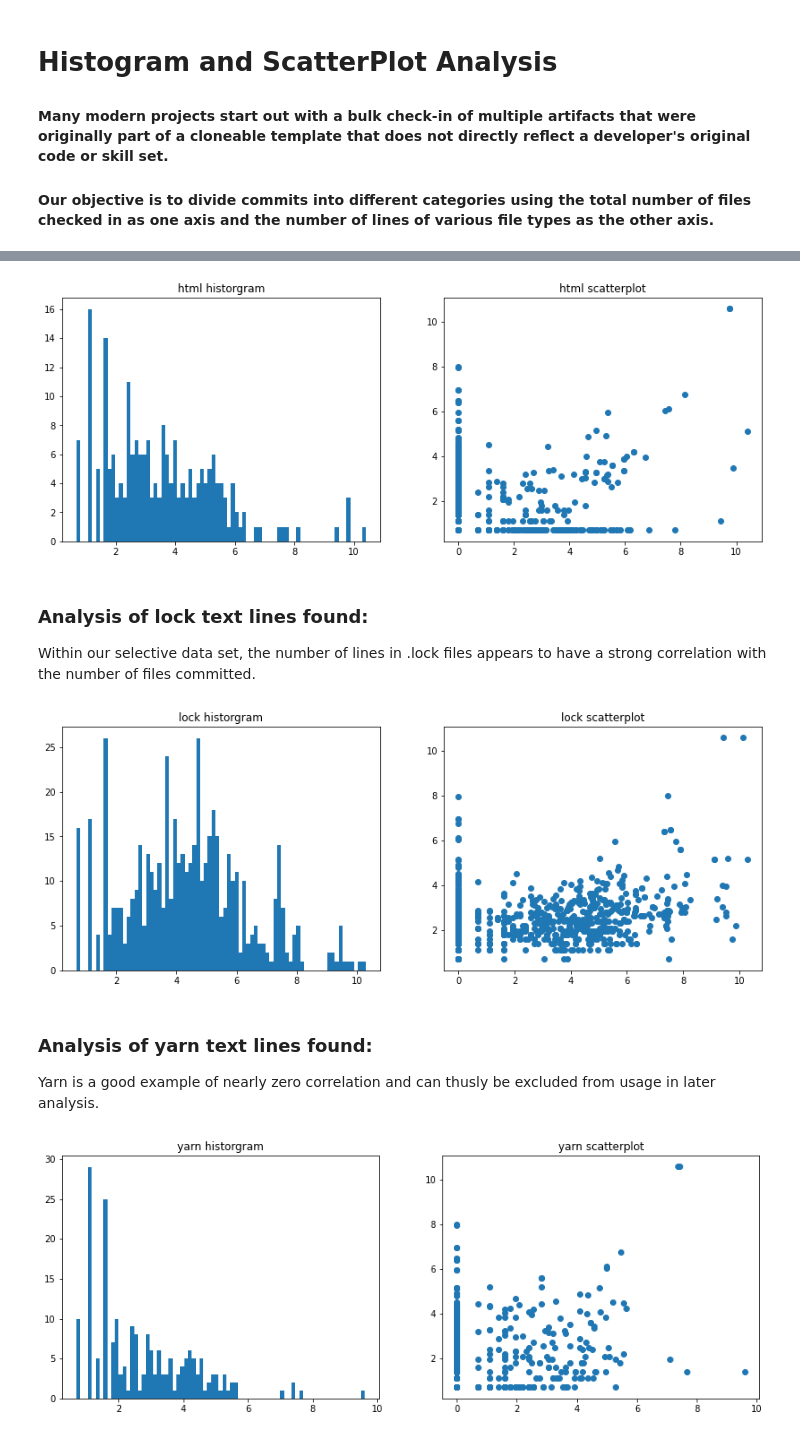
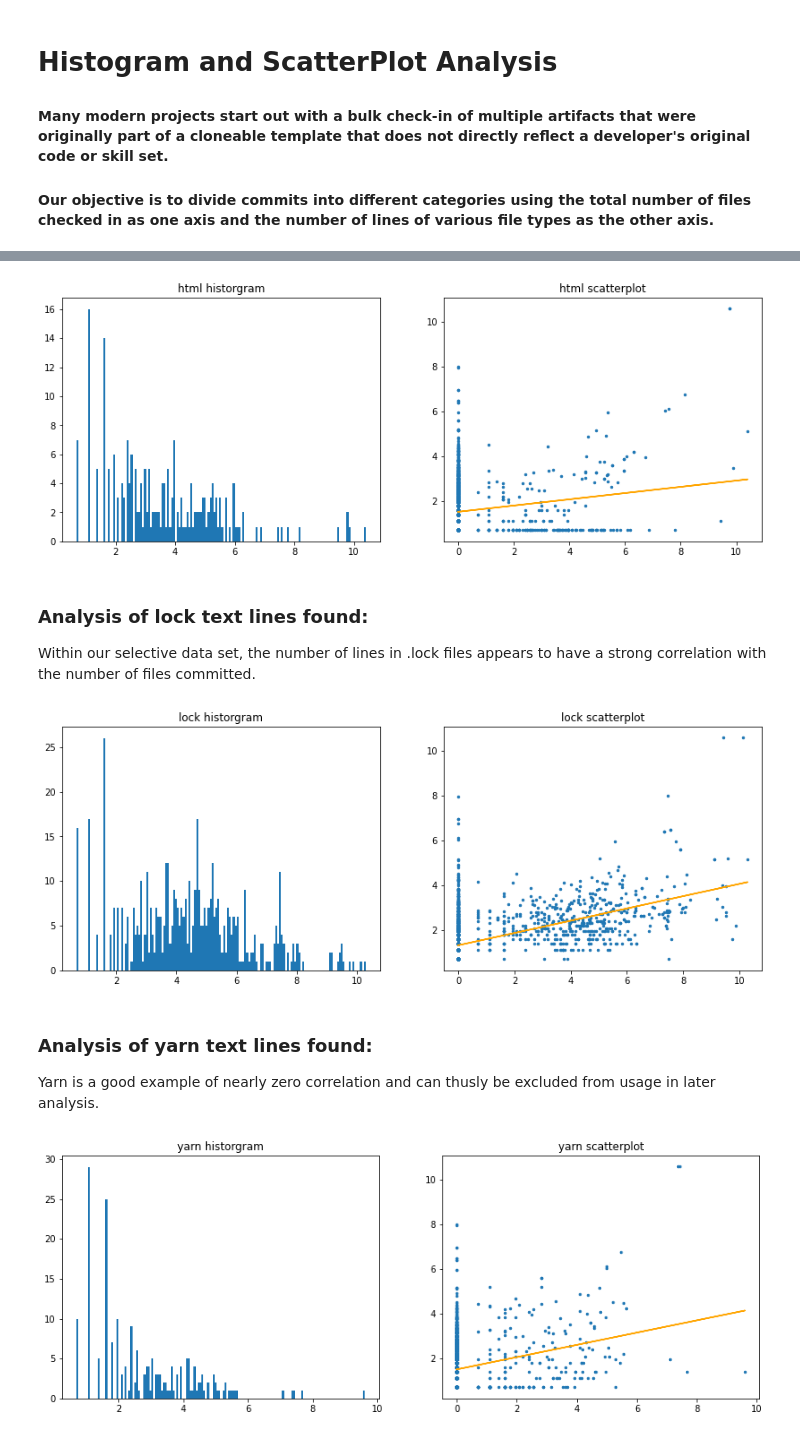
Before and after one commit to Deadman-DAO/Web3HackerNetwork, a Jupyter notebook: sandbox/notebooks/matt/commit_stat_engineering.ipynb, the cells around one changed output, grey strips where cells are left out. Saved outputs shown, nothing was run; the diff lists cells and outputs as text; code cells hidden in the pictures.

Commit message:
Attempted to add LinearRegression - doesn't look accurate

```diff
--- a/sandbox/notebooks/matt/commit_stat_engineering.ipynb
+++ b/sandbox/notebooks/matt/commit_stat_engineering.ipynb
@@ -75,6 +75,9 @@ plt.show()
 [figure]
 # %%
 from IPython.display import display, Markdown, Latex
+import matplotlib.pyplot as plt
+from sklearn.linear_model import LinearRegression
+
 def printHistAndScatterPlot( dataset_id, suffix, description ):
     histogram_data_set = [
         np.log1p(commit_stats[dataset_id+suffix])
@@ -86,13 +89,14 @@ def printHistAndScatterPlot( dataset_id, suffix, description ):
         for commit_stats
          in all_stats
     ]
-    x_values = [np.log1p(stat['textLines']) for stat in all_stats]
-    y_values = [np.log1p(stat['totalFiles']) for stat in all_stats]
 
+    X = np.reshape(scatter_data_set, (-1, 1))
+    Y = np.reshape(total_file_observations, (-1,1))
     display(Markdown('### Analysis of '+dataset_id+' text lines found:\n'+description))
     fig, axs = plt.subplots(1, 2, figsize=(14,5))
-    axs[0].hist(histogram_data_set, 75)
+    axs[0].hist(histogram_data_set, 150)
     axs[0].set_title( dataset_id+' historgram' )
-    axs[1].scatter(scatter_data_set,total_file_observations, cmap='BuPu_r')
+    axs[1].scatter(scatter_data_set,total_file_observations, 6)
     axs[1].set_title( dataset_id+' scatterplot' )
+    axs[1].plot( X, LinearRegression().fit(X, Y).predict(X), 'Orange' )
     plt.show()
@@ -102,8 +122,7 @@ def printHistAndScatterPlot( dataset_id, suffix, description ):
 #### Our objective is to divide commits into different categories using the total number of files checked in as one axis and the number of lines of various file types as the other axis.
 # %%
 datasetNameAndObservation = json.load(open('./descriptorMap.txt', 'r'))
-for dataset_id in datasetNameAndObservation:
-    printHistAndScatterPlot(dataset_id, 'Lines', datasetNameAndObservation[dataset_id])
+for dataset_id in datasetNameAndObservation: printHistAndScatterPlot(dataset_id, 'Lines', datasetNameAndObservation[dataset_id])
 # %% [output]
 ### Analysis of rust text lines found:
 Rust shows a Gaussian distribution in this histogram.
@@ -121,9 +140,9 @@ From the histogram we see fairly normal distribution for markdown (.md) files.
 ### Analysis of html text lines found:
 HTML appears to be a stronger contendant for both distribution and direct correlation.
-[figure, old version]
+[figure, new version]
 ### Analysis of lock text lines found:
 Within our selective data set, the number of lines in .lock files appears to have a strong correlation with the number of files committed.
-[figure, old version]
+[figure, new version]
 ### Analysis of yarn text lines found:
 Yarn is a good example of nearly zero correlation and can thusly be excluded from usage in later analysis.
-[figure, old version]
+[figure, new version]
```
Also changed, not shown: parts of 3 cells of this notebook.
